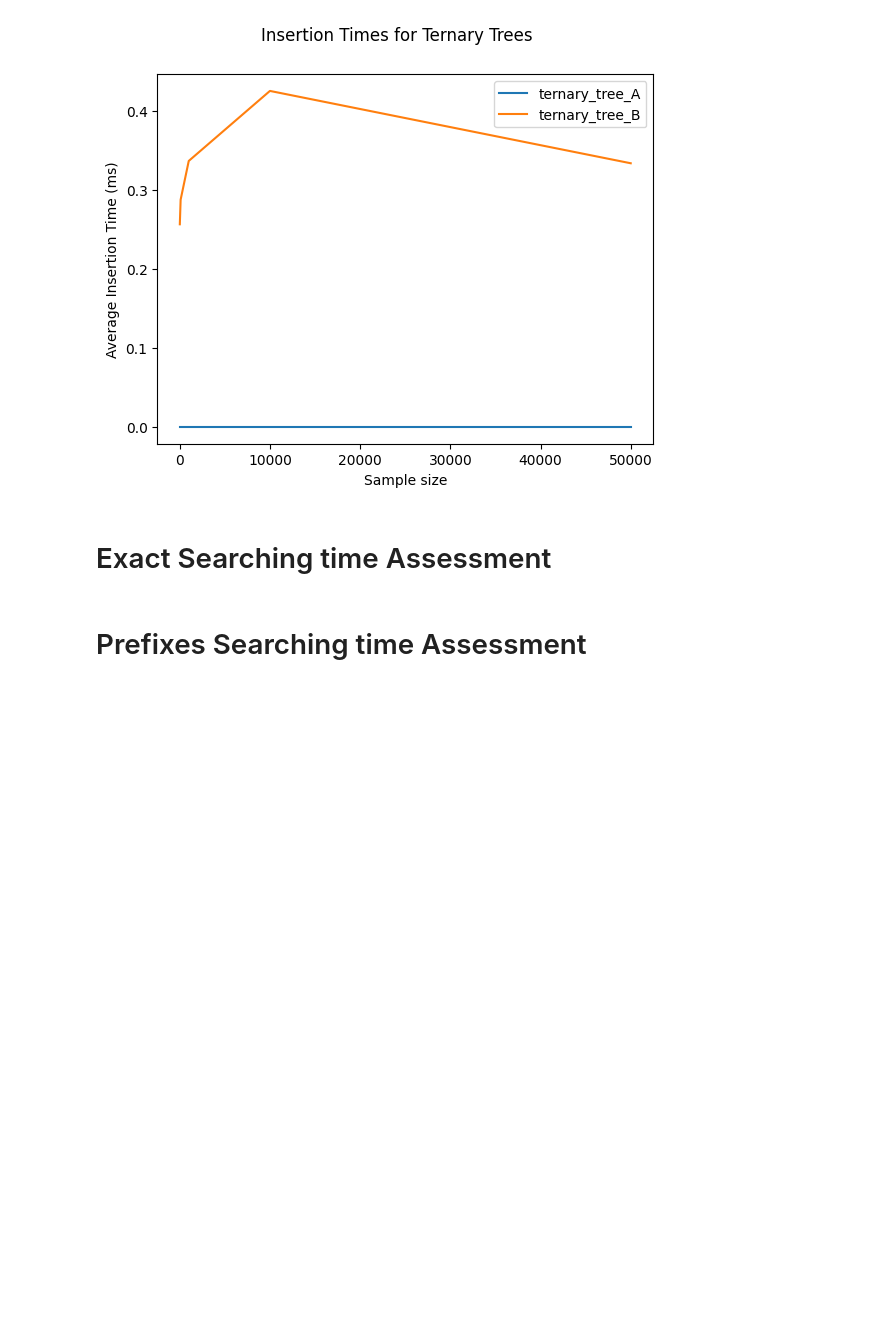
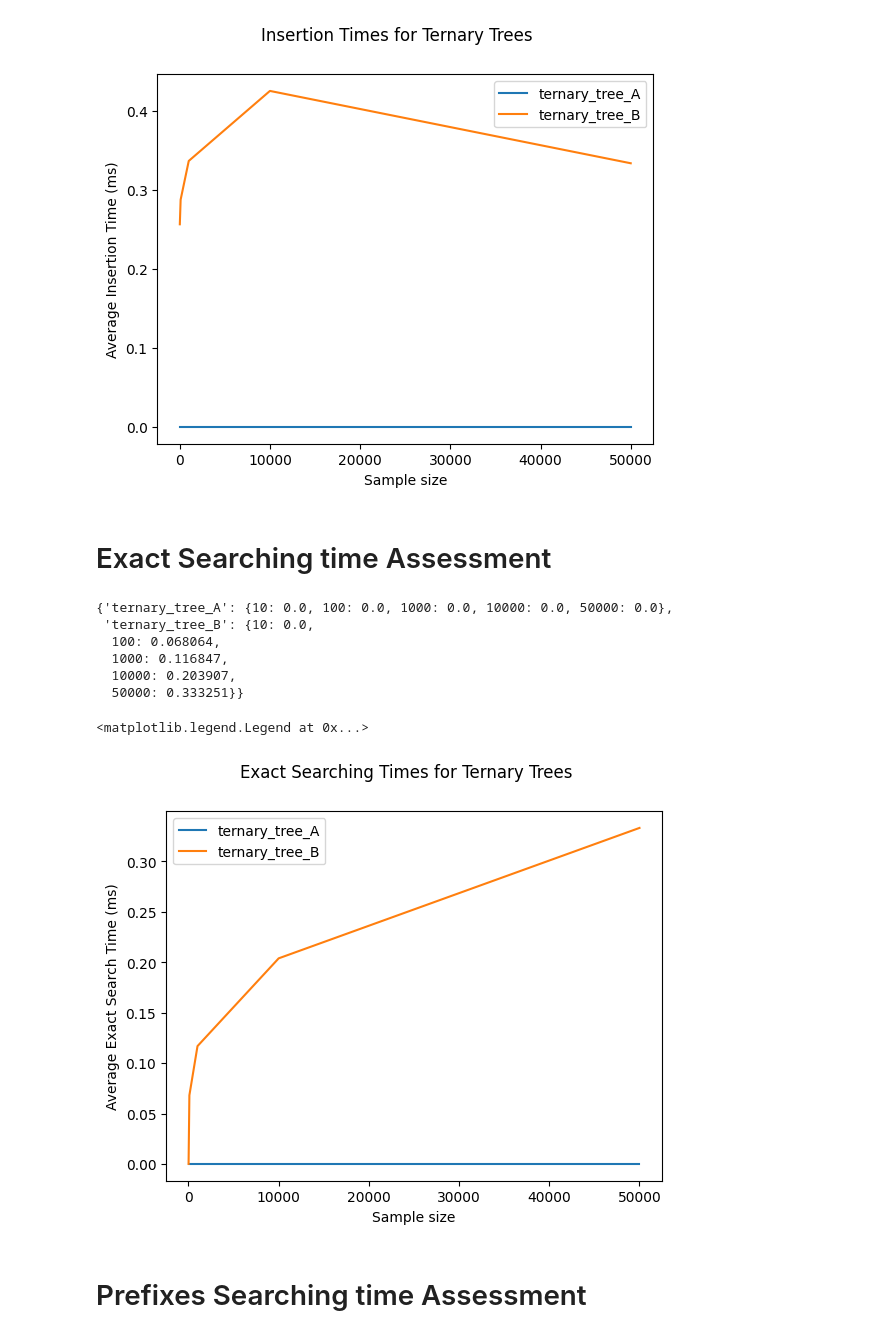
Before and after one commit to r-niemans/CDS_ternarysearchtree, a Jupyter notebook: tst_implementations.ipynb, the cells around one changed output. Drawn from its saved outputs; the diff is of its cells as text; code cells hidden in the pictures; blank space fills up the shorter version.

Commit message:
Add searching times test
Evaluate exact and non exact searches' times.

```diff
--- a/tst_implementations.ipynb
+++ b/tst_implementations.ipynb
@@ -65,5 +65,52 @@ plt.legend()
 [figure]
 # %% [markdown]
 # Exact Searching time Assessment
+# %%
+nr_runs = 100
+times = {"ternary_tree_A": {}, "ternary_tree_B": {}}
+exact_search_sample = random.sample(words, k=20)
+
+for sample in samples:
+    tsts = {
+    "ternary_tree_A": TernarySearchTree(),
+    "ternary_tree_B": TernarySearchTreeB()
+    }
+    for word in sample:
+        for tst_name, tst in tsts.items():
+            tst.insert(word)
+
+    for tst_name in tsts.keys():
+        times[tst_name][len(sample)] = 0.0
+
+    for _ in range(nr_runs):
+        for tstname, tst in tsts.items():
+            start_time = time.time_ns()
+            for word in exact_search_sample:
+                tst.search(word, exact=True)
+            end_time = time.time_ns()
+            times[tst_name][len(sample)] += end_time - start_time
+
+    for tst_name in tsts.keys():
+        times[tst_name][len(sample)] /= nr_runs * 1_000_000.0
+
+times
+# %% [output]
+{'ternary_tree_A': {10: 0.0, 100: 0.0, 1000: 0.0, 10000: 0.0, 50000: 0.0},
+ 'ternary_tree_B': {10: 0.0,
+  100: 0.068064,
+  1000: 0.116847,
+  10000: 0.203907,
+  50000: 0.333251}}
+# %%
+for tst_name, time_data in times.items():
+    plt.plot(time_data.keys(), time_data.values(), label=tst_name)
+
+plt.xlabel("Sample size")
+plt.ylabel("Average Exact Search Time (ms)")
+plt.suptitle("Exact Searching Times for Ternary Trees")
+plt.legend()
+# %% [output]
+<matplotlib.legend.Legend at 0x...>
+[figure, added]
 # %% [markdown]
 # Prefixes Searching time Assessment
```
Also changed, not shown: parts of 2 cells of this notebook.
